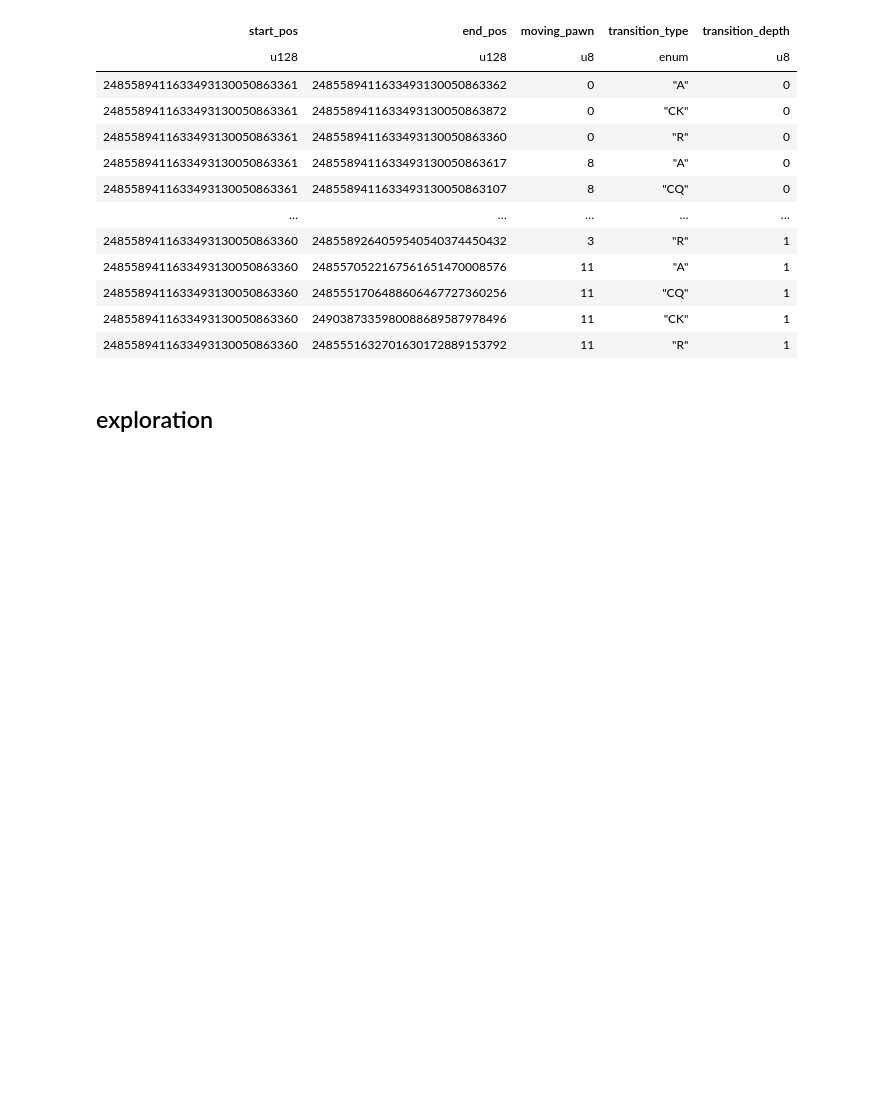
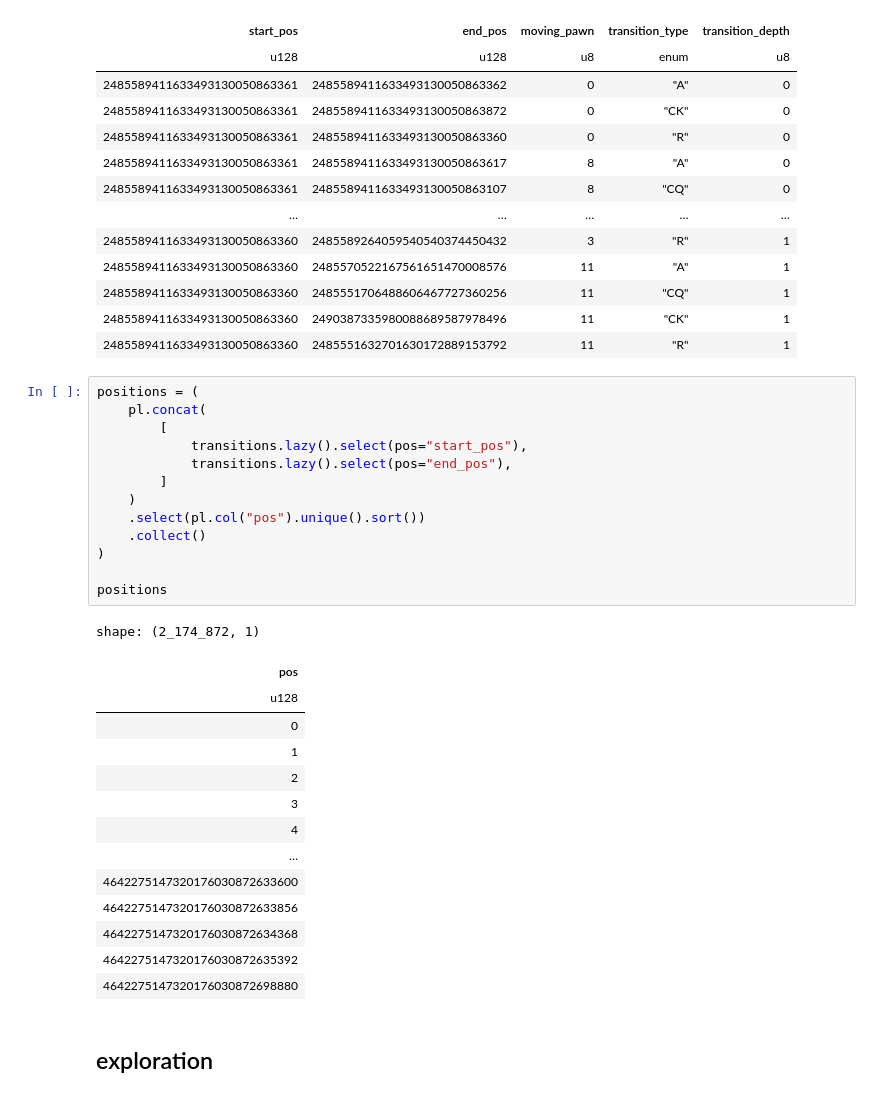
Before and after one commit to movpasd/pawncounter, a Jupyter notebook: Main.ipynb, the cells around one changed output. Cells and saved outputs as stored; diff of their text form; blank space fills up the shorter version.

```diff
--- a/Main.ipynb
+++ b/Main.ipynb
@@ -290,6 +290,34 @@ shape: (100, 5)
 | 2485589411633493130050863360 | 2485551706488606467727360256 | 11 | "CQ" | 1 |
 | 2485589411633493130050863360 | 2490387335980088689587978496 | 11 | "CK" | 1 |
 | 2485589411633493130050863360 | 2485551632701630172889153792 | 11 | "R" | 1 |
+# %%
+positions = (
+    pl.concat(
+        [
+            transitions.lazy().select(pos="start_pos"),
+            transitions.lazy().select(pos="end_pos"),
+        ]
+    )
+    .select(pl.col("pos").unique().sort())
+    .collect()
+)
+
+positions
+# %% [output]
+shape: (2_174_872, 1)
+| pos |
+| u128 |
+| 0 |
+| 1 |
+| 2 |
+| 3 |
+| 4 |
+| … |
+| 4642275147320176030872633600 |
+| 4642275147320176030872633856 |
+| 4642275147320176030872634368 |
+| 4642275147320176030872635392 |
+| 4642275147320176030872698880 |
 # %% [markdown]
 ## exploration
 # %% [markdown]
```
Also changed, not shown: parts of 2 cells of this notebook.
